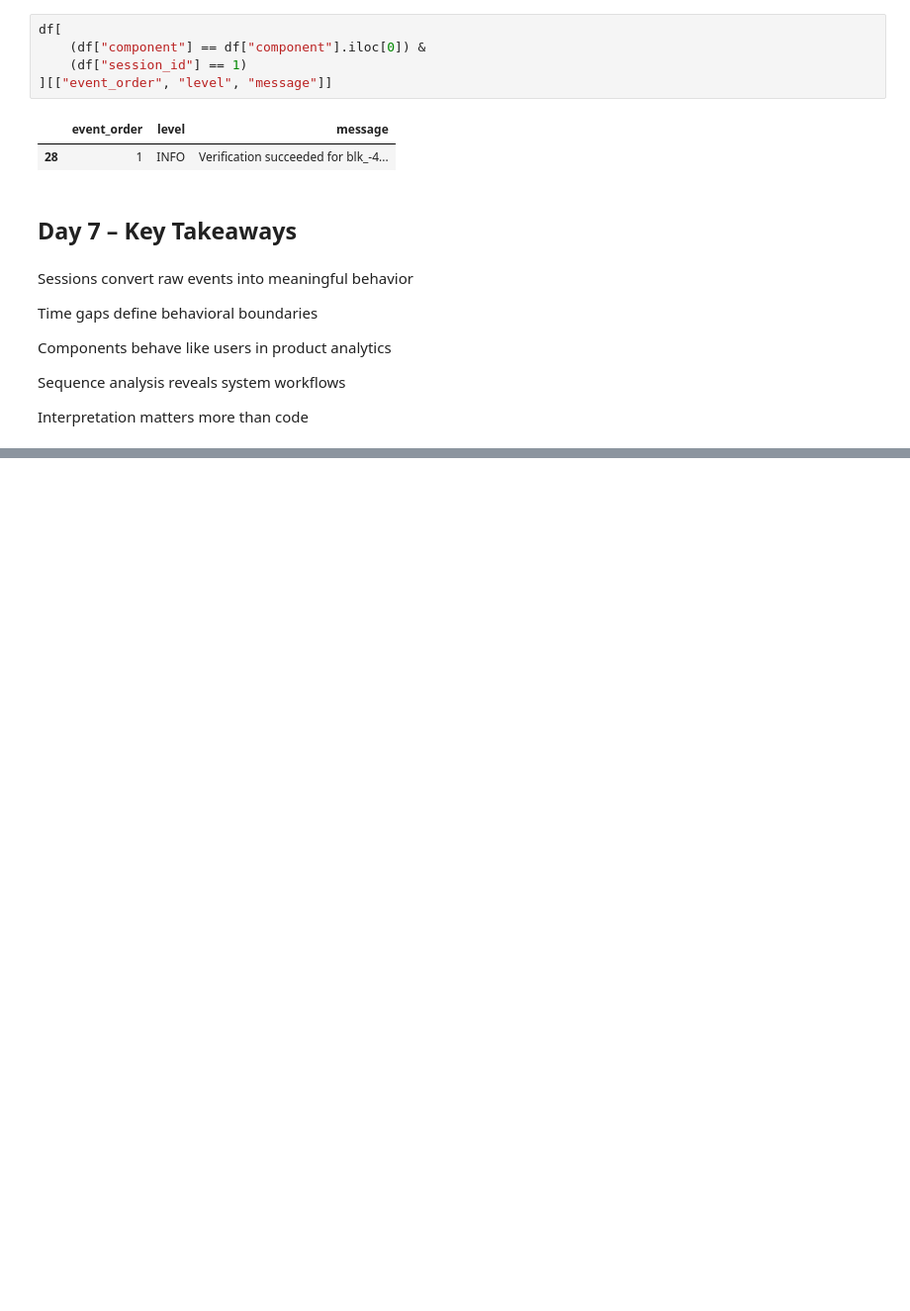
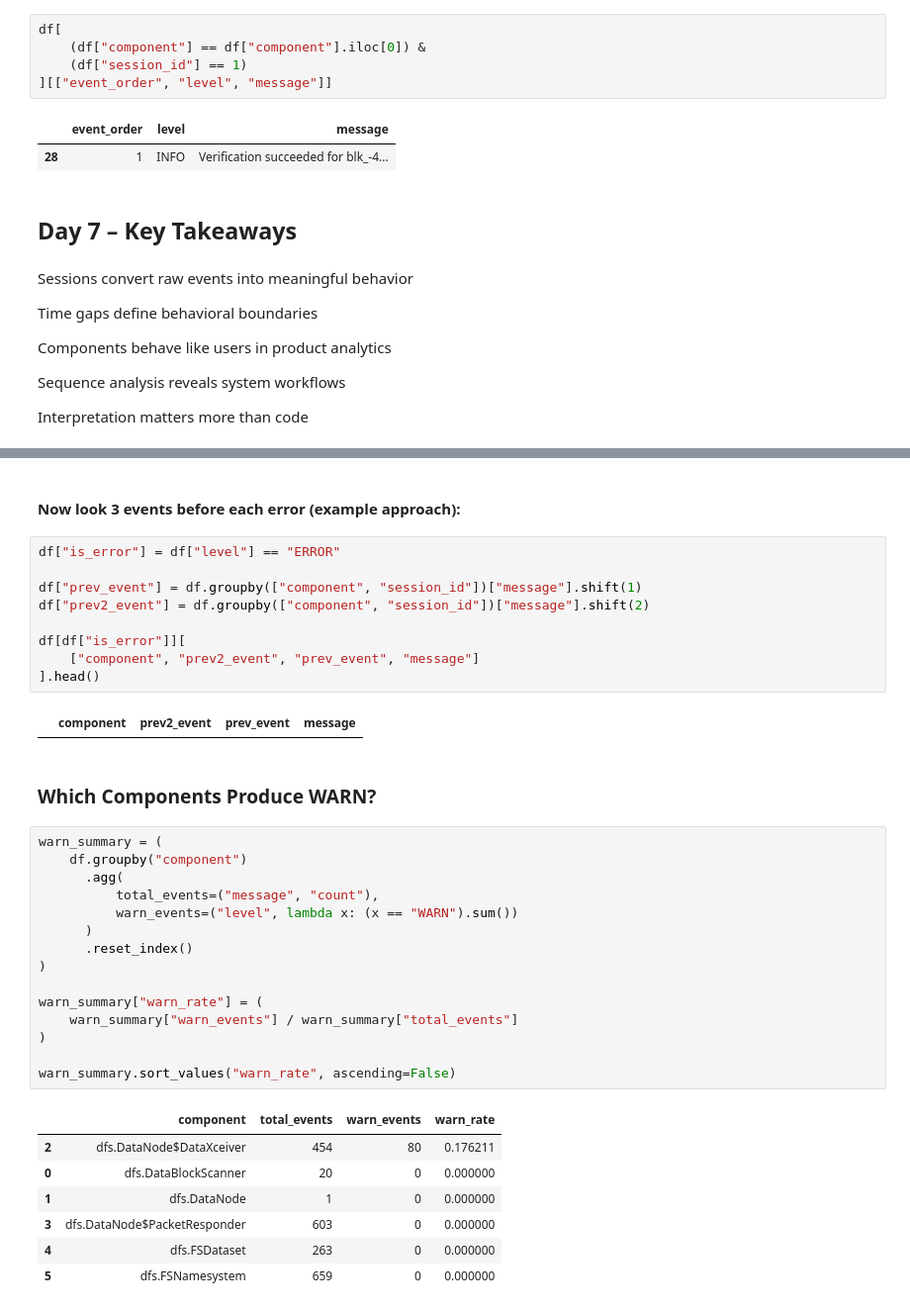
Before and after one commit to asimjamal/Modern-Saas-Product-Analytics, a Jupyter notebook: notebook/dataset_ingestion.ipynb, the cells around one changed output, grey strips where cells are left out. Shown at 99% size. Cells and saved outputs as stored; diff of their text form; blank space fills up the shorter version.

```diff
--- a/notebook/dataset_ingestion.ipynb
+++ b/notebook/dataset_ingestion.ipynb
@@ -187,0 +270,38 @@ Interpretation matters more than code
+# %% [markdown]
+#### Now look 3 events before each error (example approach):
+# %%
+df["is_error"] = df["level"] == "ERROR"
+
+df["prev_event"] = df.groupby(["component", "session_id"])["message"].shift(1)
+df["prev2_event"] = df.groupby(["component", "session_id"])["message"].shift(2)
+
+df[df["is_error"]][
+    ["component", "prev2_event", "prev_event", "message"]
+].head()
+# %% [output]
+|  | component | prev2_event | prev_event | message |
+# %% [markdown]
+### Which Components Produce WARN?
+# %%
+warn_summary = (
+    df.groupby("component")
+      .agg(
+          total_events=("message", "count"),
+          warn_events=("level", lambda x: (x == "WARN").sum())
+      )
+      .reset_index()
+)
+
+warn_summary["warn_rate"] = (
+    warn_summary["warn_events"] / warn_summary["total_events"]
+)
+
+warn_summary.sort_values("warn_rate", ascending=False)
+# %% [output]
+|  | component | total_events | warn_events | warn_rate |
+| 2 | dfs.DataNode$DataXceiver | 454 | 80 | 0.176211 |
+| 0 | dfs.DataBlockScanner | 20 | 0 | 0.000000 |
+| 1 | dfs.DataNode | 1 | 0 | 0.000000 |
+| 3 | dfs.DataNode$PacketResponder | 603 | 0 | 0.000000 |
+| 4 | dfs.FSDataset | 263 | 0 | 0.000000 |
+| 5 | dfs.FSNamesystem | 659 | 0 | 0.000000 |
```
Also changed, not shown: parts of 11 cells of this notebook.
